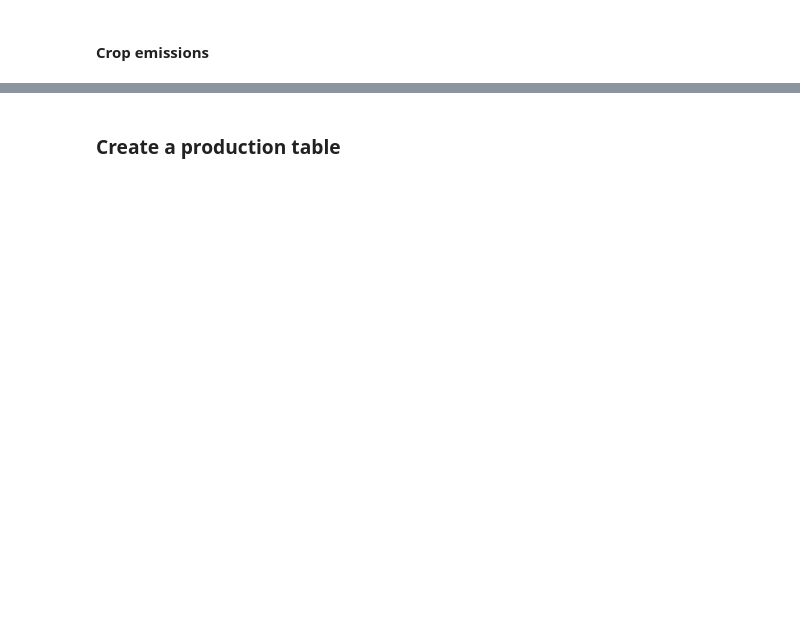
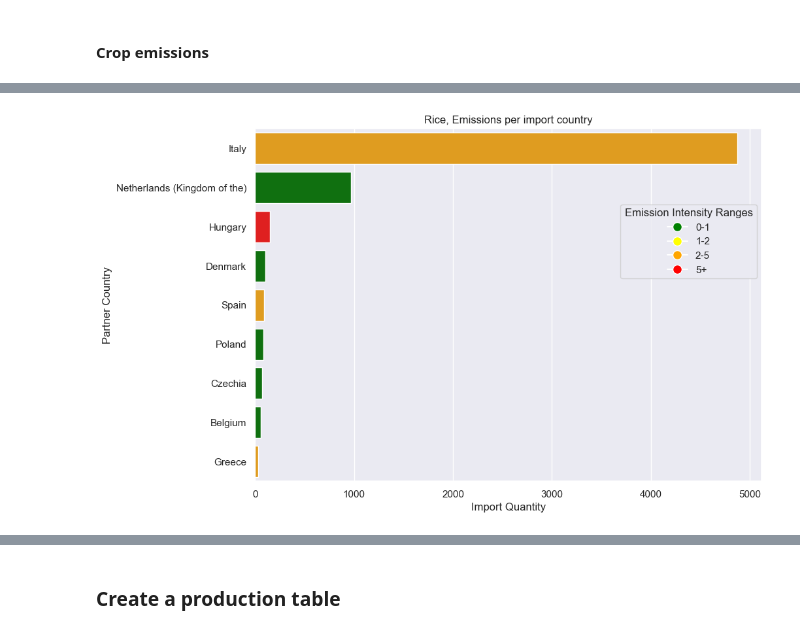
Before and after one commit to kostinam/neuefische-capstone, a Jupyter notebook: mk-eda.ipynb, the cells around one changed output, grey strips where cells are left out. Drawn from its saved outputs; the diff is of its cells as text; code cells hidden in the pictures; blank space fills up the shorter version.

```diff
--- a/mk-eda.ipynb
+++ b/mk-eda.ipynb
@@ -479,0 +521,63 @@ for circle, label, color in zip(circles, labels, colors):
+# %%
+selected_items = ['Rice']
+# %%
+# Filter for selected items
+test = test[test['item'].isin(selected_items)]
+# %%
+# Filter for 2020
+test = test[test['year']==2020]
+# %%
+# Drop rows where emission intensity is NA
+test.dropna(subset=['emissions_intensity_combined_in_kg_co2eq_per_kg'], inplace= True)
+# %%
+import matplotlib.pyplot as plt
+import seaborn as sns
+
+# Set the figure size
+plt.figure(figsize=(10, 7))
+
+# Filter the dataframe where import_quantity is greater than 30
+test_filtered = test[test['import_quantity'] > 30]
+
+# Sort the filtered dataframe by the import_quantity column in descending order
+test_sorted = test_filtered.sort_values(by='import_quantity', ascending=False)
+
+# Define emission intensity ranges and corresponding colors
+emission_intensity_ranges = [(0, 1), (1, 2), (2, 5), (5, float('inf'))]
+colors = ['green', 'yellow', 'orange', 'red']
+
+# Create a custom color mapping based on emission intensity ranges
+color_mapping = {val: color for val, color in zip(emission_intensity_ranges, colors)}
+
+# Map the emission intensity values to corresponding colors
+test_sorted['color'] = pd.cut(
+    test_sorted['emissions_intensity_combined_in_kg_co2eq_per_kg'],
+    bins=[range[0] for range in emission_intensity_ranges] + [float('inf')],
+    labels=colors,
+    right=False
+)
+
+# Plot the main bars using barplot with custom color mapping
+bars = sns.barplot(
+    x="import_quantity",
+    y="partner_country",
+    data=test_sorted,
+    estimator=sum,
+    errorbar=None,
+    palette=test_sorted['color'],  # Use the 'color' column as the palette
+)
+
+# Create custom legend
+legend_labels = [f'{range[0]}-{range[1]}' if range[1] != float('inf') else f'{range[0]}+' for range in emission_intensity_ranges]
+legend_handles = [plt.Line2D([0], [0], marker='o', color='w', markerfacecolor=color, markersize=10) for color in colors]
+plt.legend(legend_handles, legend_labels, bbox_to_anchor=(1, 0.8), title='Emission Intensity Ranges', loc='upper right')
+
+# Set labels and title
+plt.xlabel('Import Quantity')
+plt.ylabel('Partner Country')
+plt.title('Rice, Emissions per import country')
+
+# Display the plot
+plt.show()
+# %% [output]
+[figure, added]
```
Also changed, not shown: parts of 44 cells of this notebook.
